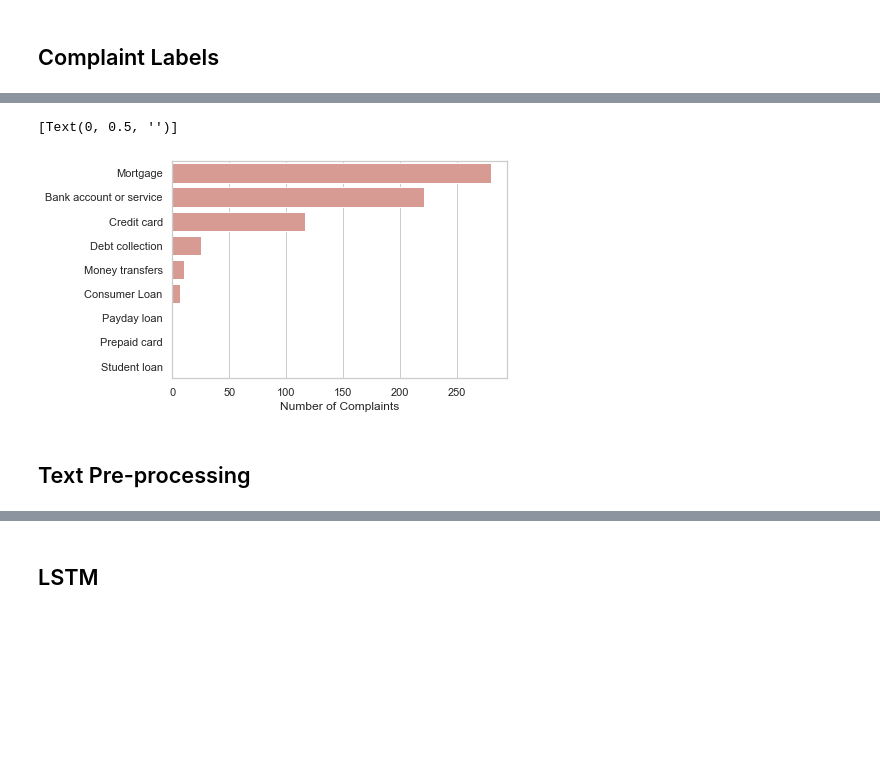
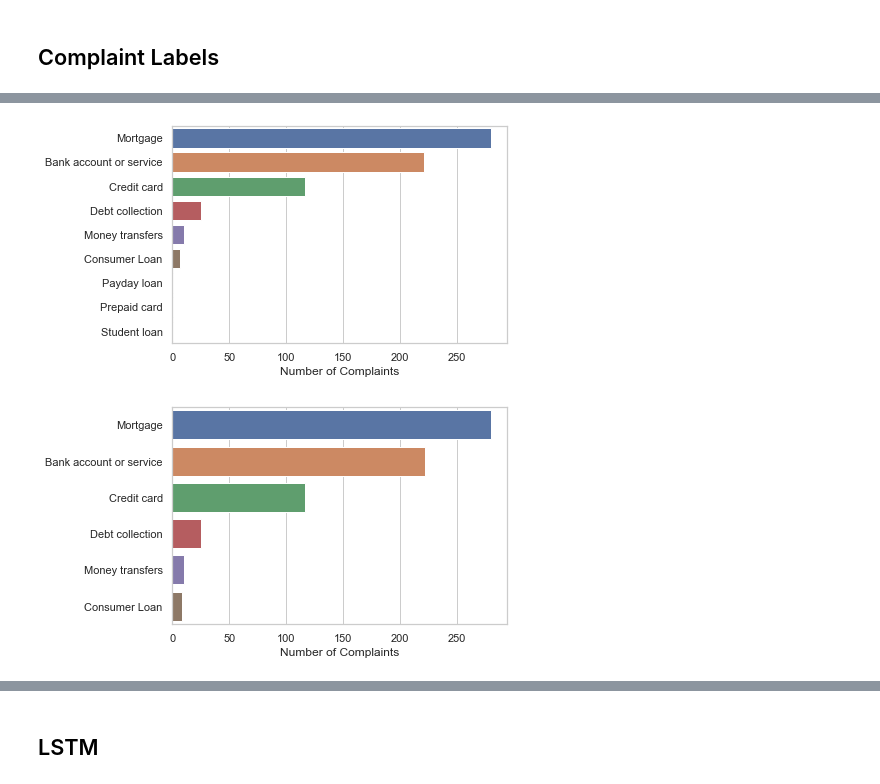
Before and after one commit to yinhan1/Kaggle_Python, a Jupyter notebook: consumer complaints/consumer complaints.ipynb, the cells around one changed output, grey strips where cells are left out. Cells and saved outputs as stored; diff of their text form; code cells hidden in the pictures; blank space fills up the shorter version.

```diff
--- a/consumer complaints/consumer complaints.ipynb
+++ b/consumer complaints/consumer complaints.ipynb
@@ -23,6 +24,0 @@ tb.columns = ['Label', 'Number of Complaints']
-# %%
-import seaborn as sns
-
-sns.set(style = 'whitegrid')
-ax = sns.barplot(y = 'Label', x = 'Number of Complaints', data = tb, color = 'salmon', saturation = 0.5)
-ax.set(ylabel = '')
@@ -44,15 +25,23 @@ df2.head()
-# %%
-Product = pd.Series(df2['product']).value_counts()
-tb2 = pd.DataFrame(Product)
-tb2.reset_index(inplace=True)
-tb2.columns = ['Label', 'Number of Complaints']
-# tb
-
-sns.set(style = 'whitegrid')
-ax = sns.barplot(y = 'Label', x = 'Number of Complaints', data = tb2, color = 'salmon', saturation = 0.5)
-ax.set(ylabel = '')
-# %% [output]
-[Text(0, 0.5, '')]
-[figure, removed]
-# %% [markdown]
-## Text Pre-processing
+# %%
+import seaborn as sns
+import matplotlib.pyplot as plt
+
+sns.set_style("whitegrid")
+ax = sns.countplot(y = "product", data = data, order = data['product'].value_counts().index)
+ax.set(xlabel = 'Number of Complaints', ylabel = '')
+plt.show()
+# %% [output]
+[figure, added]
+# %%
+data['product'] = data['product'].replace({
+    'Payday loan': 'Consumer Loan',
+    'Student loan': 'Consumer Loan',
+    'Prepaid card': 'Bank account or service'
+})
+
+sns.set_style("whitegrid")
+ax = sns.countplot(y = "product", data = data, order = data['product'].value_counts().index)
+ax.set(xlabel = 'Number of Complaints', ylabel = '')
+plt.show()
+# %% [output]
+[figure, added]
```
Also changed, not shown: parts of 18 cells of this notebook.
